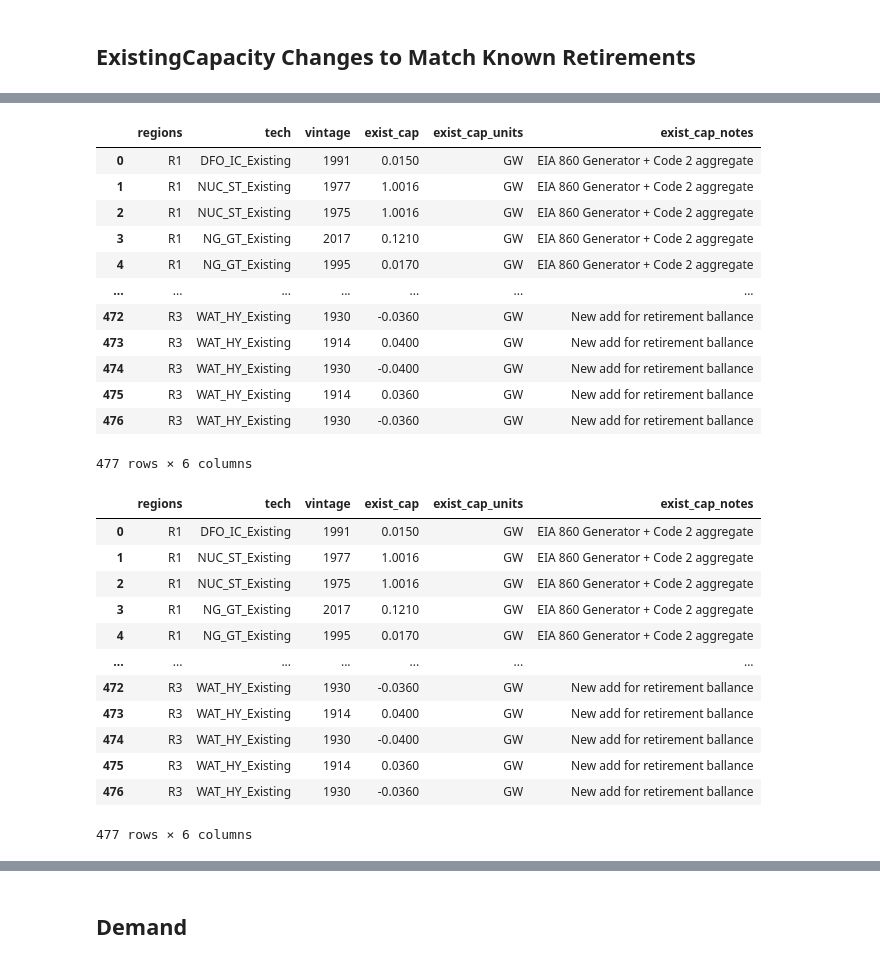
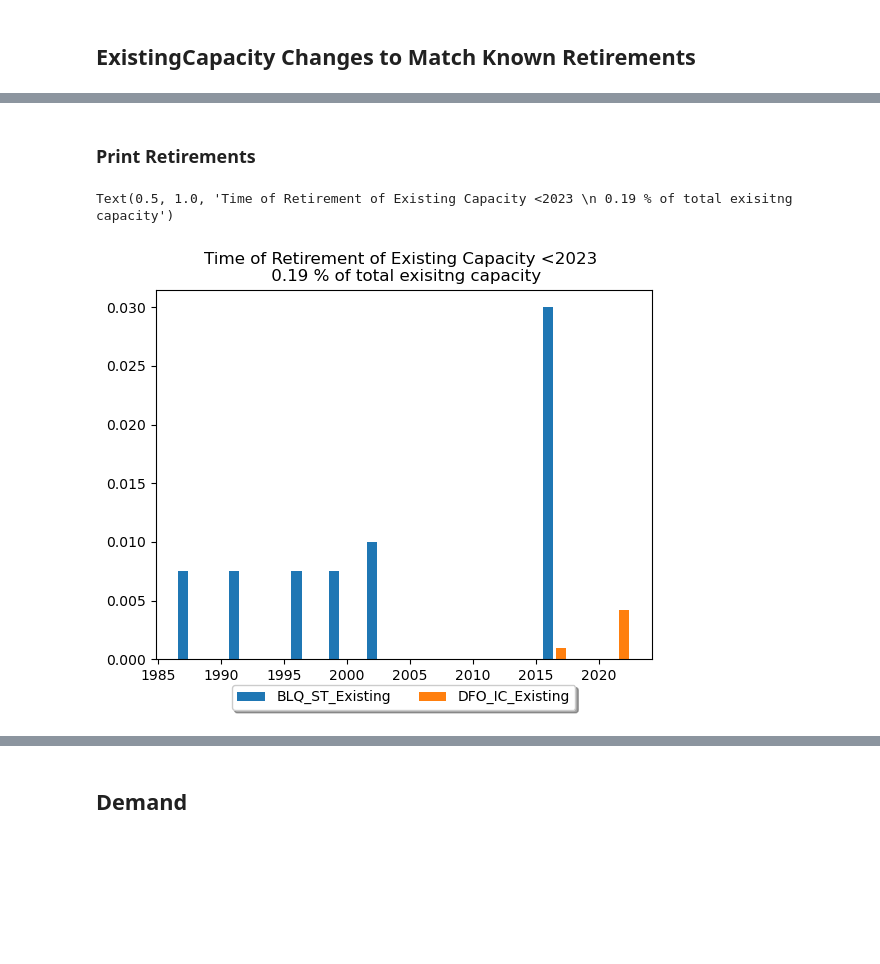
Before and after one commit to vaduraes/TemoaHurricane_V2, a Jupyter notebook: CreateBaseDeck/Excel2Sql.ipynb, the cells around one changed output, grey strips where cells are left out. Saved outputs shown, nothing was run; the diff lists cells and outputs as text; code cells hidden in the pictures; blank space fills up the shorter version.

```diff
--- a/CreateBaseDeck/Excel2Sql.ipynb
+++ b/CreateBaseDeck/Excel2Sql.ipynb
@@ -479,6 +484,11 @@ dfExistingCapacity_sql_adjusted_tmp["exist_cap_notes"]="EIA 860 Generator + Code
 
 #Check for negative values
 #pop error
+if np.sum(dfExistingCapacity_sql_adjusted_tmp[dfExistingCapacity_sql_adjusted_tmp["exist_cap"]<0]["exist_cap"])<=-1/1000: #1MW of inconsistency:
+    print("Error- Inconsistency between retirements and existing capacity. Negative values existing capacity")
+else:
+    dfExistingCapacity_sql_adjusted_tmp=dfExistingCapacity_sql_adjusted_tmp[dfExistingCapacity_sql_adjusted_tmp["exist_cap"]>0]
+    dfExistingCapacity_sql_adjusted=dfExistingCapacity_sql_adjusted_tmp
+    print("Known retirements properly allocated to existing capacity.")
 
-#Some vintages may been realocated to match retirements
-dfExistingCapacity_sql_adjusted=dfExistingCapacity_sql_adjusted_tmp[dfExistingCapacity_sql_adjusted_tmp["exist_cap"]>0]
+#dfExistingCapacity_sql_adjusted: corrected ExistingCapacityValues
@@ -508,32 +497,39 @@ dfExistingCapacity_sql_adjusted_tmp[dfExistingCapacity_sql_adjusted_tmp["exist_c
-# %%
-dfExistingCapacity_sql_adjusted
-# %% [output]
-|  | regions | tech | vintage | exist_cap | exist_cap_units | exist_cap_notes |
-| 0 | R1 | DFO_IC_Existing | 1991 | 0.0150 | GW | EIA 860 Generator + Code 2 aggregate |
-| 1 | R1 | NUC_ST_Existing | 1977 | 1.0016 | GW | EIA 860 Generator + Code 2 aggregate |
-| 2 | R1 | NUC_ST_Existing | 1975 | 1.0016 | GW | EIA 860 Generator + Code 2 aggregate |
-| 3 | R1 | NG_GT_Existing | 2017 | 0.1210 | GW | EIA 860 Generator + Code 2 aggregate |
-| 4 | R1 | NG_GT_Existing | 1995 | 0.0170 | GW | EIA 860 Generator + Code 2 aggregate |
-| ... | ... | ... | ... | ... | ... | ... |
-| 472 | R3 | WAT_HY_Existing | 1930 | -0.0360 | GW | New add for retirement ballance |
-| 473 | R3 | WAT_HY_Existing | 1914 | 0.0400 | GW | New add for retirement ballance |
-| 474 | R3 | WAT_HY_Existing | 1930 | -0.0400 | GW | New add for retirement ballance |
-| 475 | R3 | WAT_HY_Existing | 1914 | 0.0360 | GW | New add for retirement ballance |
-| 476 | R3 | WAT_HY_Existing | 1930 | -0.0360 | GW | New add for retirement ballance |
-477 rows × 6 columns
-# %%
-dfExistingCapacity_sql_adjusted
-# %% [output]
-|  | regions | tech | vintage | exist_cap | exist_cap_units | exist_cap_notes |
-| 0 | R1 | DFO_IC_Existing | 1991 | 0.0150 | GW | EIA 860 Generator + Code 2 aggregate |
-| 1 | R1 | NUC_ST_Existing | 1977 | 1.0016 | GW | EIA 860 Generator + Code 2 aggregate |
-| 2 | R1 | NUC_ST_Existing | 1975 | 1.0016 | GW | EIA 860 Generator + Code 2 aggregate |
-| 3 | R1 | NG_GT_Existing | 2017 | 0.1210 | GW | EIA 860 Generator + Code 2 aggregate |
-| 4 | R1 | NG_GT_Existing | 1995 | 0.0170 | GW | EIA 860 Generator + Code 2 aggregate |
-| ... | ... | ... | ... | ... | ... | ... |
-| 472 | R3 | WAT_HY_Existing | 1930 | -0.0360 | GW | New add for retirement ballance |
-| 473 | R3 | WAT_HY_Existing | 1914 | 0.0400 | GW | New add for retirement ballance |
-| 474 | R3 | WAT_HY_Existing | 1930 | -0.0400 | GW | New add for retirement ballance |
-| 475 | R3 | WAT_HY_Existing | 1914 | 0.0360 | GW | New add for retirement ballance |
-| 476 | R3 | WAT_HY_Existing | 1930 | -0.0360 | GW | New add for retirement ballance |
-477 rows × 6 columns
+# %% [markdown]
+### Print Retirements
+# %%
+UniqueExistingTech=dfExistingCapacity_sql_adjusted["tech"].unique()
+
+df=dfExistingCapacity_sql_adjusted.copy().reset_index(drop=True)
+df["RetireYear"]=0
+
+for i in range(len(df)):
+    Life=dfLifetimeTech_sql[dfLifetimeTech_sql["tech"]==df.at[i,"tech"]].iloc[0]["life"]
+
+    df.at[i,"RetireYear"]=int(Life + df.at[i,"vintage"])
+
+
+MinRetirement=df["RetireYear"].min()
+MaxRetirement=2023#df["RetireYear"].max()
+
+YearsPlot=np.arange(MinRetirement,MaxRetirement,1)
+
+Data=np.zeros((len(UniqueExistingTech),len(YearsPlot)))
+
+for i in range(len(UniqueExistingTech)):
+    for j in range(len(YearsPlot)):
+
+        Data[i,j]=np.sum(df[(df["tech"]==UniqueExistingTech[i])*(df["RetireYear"]==YearsPlot[j])]["exist_cap"])
+
+fig, ax = plt.subplots()
+
+for i in range(Data.shape[0]):
+  if np.sum (Data[i,:])!=0:
+    ax.bar(YearsPlot, Data[i,:], label = UniqueExistingTech[i])
+
+ax.legend(loc='upper center', bbox_to_anchor=(0.5, -0.05),
+          fancybox=True, shadow=True, ncol=5)
+
+plt.title("Time of Retirement of Existing Capacity <2023 \n %.2f %% of total exisitng capacity"%(np.sum(Data)/np.sum(df["exist_cap"])*100))
+# %% [output]
+Text(0.5, 1.0, 'Time of Retirement of Existing Capacity <2023 \n 0.19 % of total exisitng capacity')
+[figure, added]
```
Also changed, not shown: parts of 7 cells of this notebook, 6 other files.
